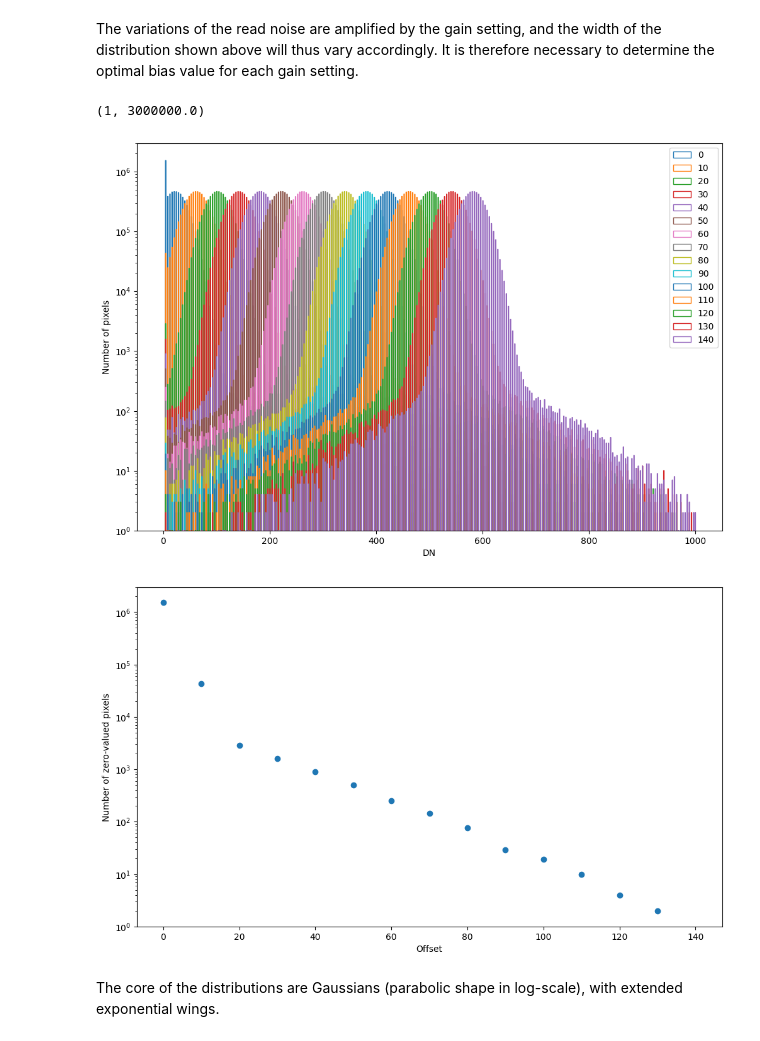
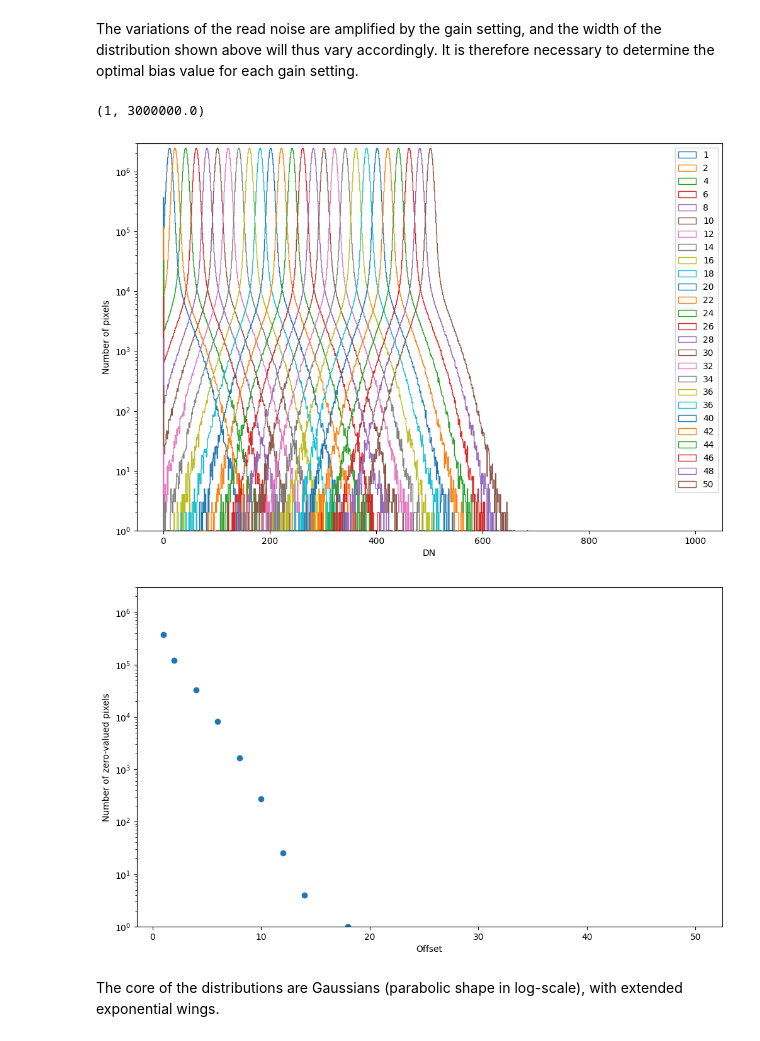
Before and after one commit to frederic-auchere/OHP, a Jupyter notebook: bias.ipynb, the cells around one changed output. Cells and saved outputs as stored; diff of their text form; code cells hidden in the pictures.

```diff
--- a/bias.ipynb
+++ b/bias.ipynb
@@ -36,38 +36,38 @@ import numpy as np
 # 2600 100 = 15, 200 = 50
 # 178  000 = 45, 100 = 140, 200 =
 
-path = r'C:\Users\fauchere\Pictures\ZWO ASI178MM-Cool\2023-07-08\BIAS\G100'
-# path = r'C:\Users\fauchere\Pictures\ZWO ASI2600MM Pro\2023-07-08\BIAS\G100'
+path = r'C:\Users\fauchere\Pictures\ZWO ASI178MM-Cool\2023-07-08\BIAS\G200'
+path = r'C:\Users\fauchere\Pictures\ZWO ASI2600MM Pro\2023-07-08\BIAS\G100'
 
 files = glob.glob(os.path.join(path, '*.fits'))
 offsets = np.array([fits.getheader(file)['OFFSET'] for file in files])
 offsets, files = zip(*sorted(zip(offsets, files)))
 fig, ax = plt.subplots(1, 1, figsize=(12, 8))
 
 zeros = []
 for file, offset in zip(files, offsets):
     data = fits.getdata(file)
-    zero = (data == 4).sum()
+    zero = (data == 0).sum()
     zeros.append(zero)
     ax.hist(data.flatten(), histtype='step', bins=1000, range=[0, 1000], label=f'{offset}')
 
 ax.set_xlabel('DN')
 ax.set_ylabel('Number of pixels')
 
 ax.set_ylim(1, 3e6)
 ax.set_yscale('log')
 ax.legend()
 
 fig, ax = plt.subplots(1, 1, figsize=(12, 7))
 
 ax.scatter(offsets, zeros)
 ax.set_xlabel('Offset')
 ax.set_ylabel('Number of zero-valued pixels')
 ax.set_yscale('log')
 ax.set_ylim(1, 3e6)
 # %% [output]
 (1, 3000000.0)
-[figure, old version]
+[figure, new version]
-[figure, old version]
+[figure, new version]
 # %% [markdown]
 The core of the distributions are Gaussians (parabolic shape in log-scale), with extended exponential wings.
```
Also changed, not shown: 2 other files.
